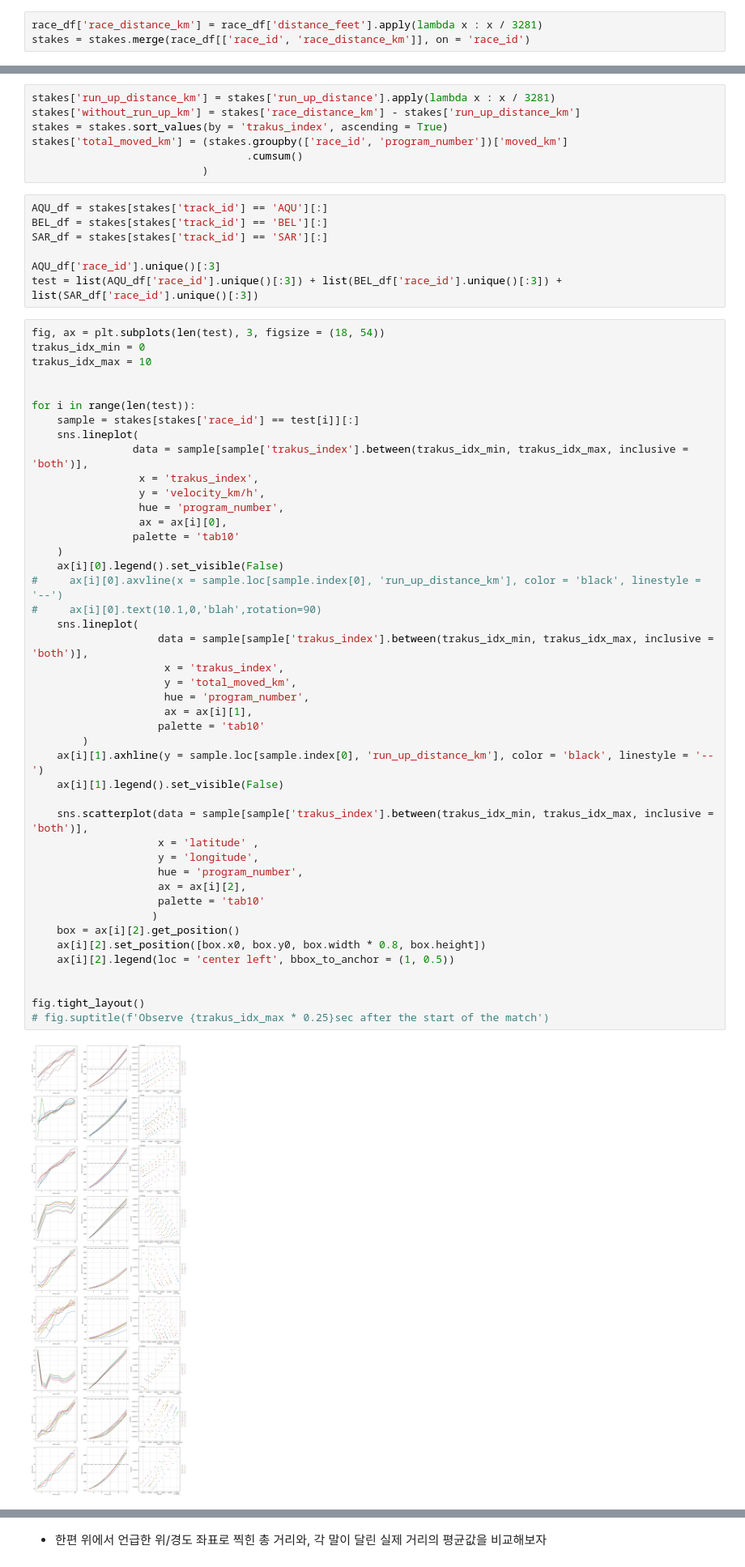
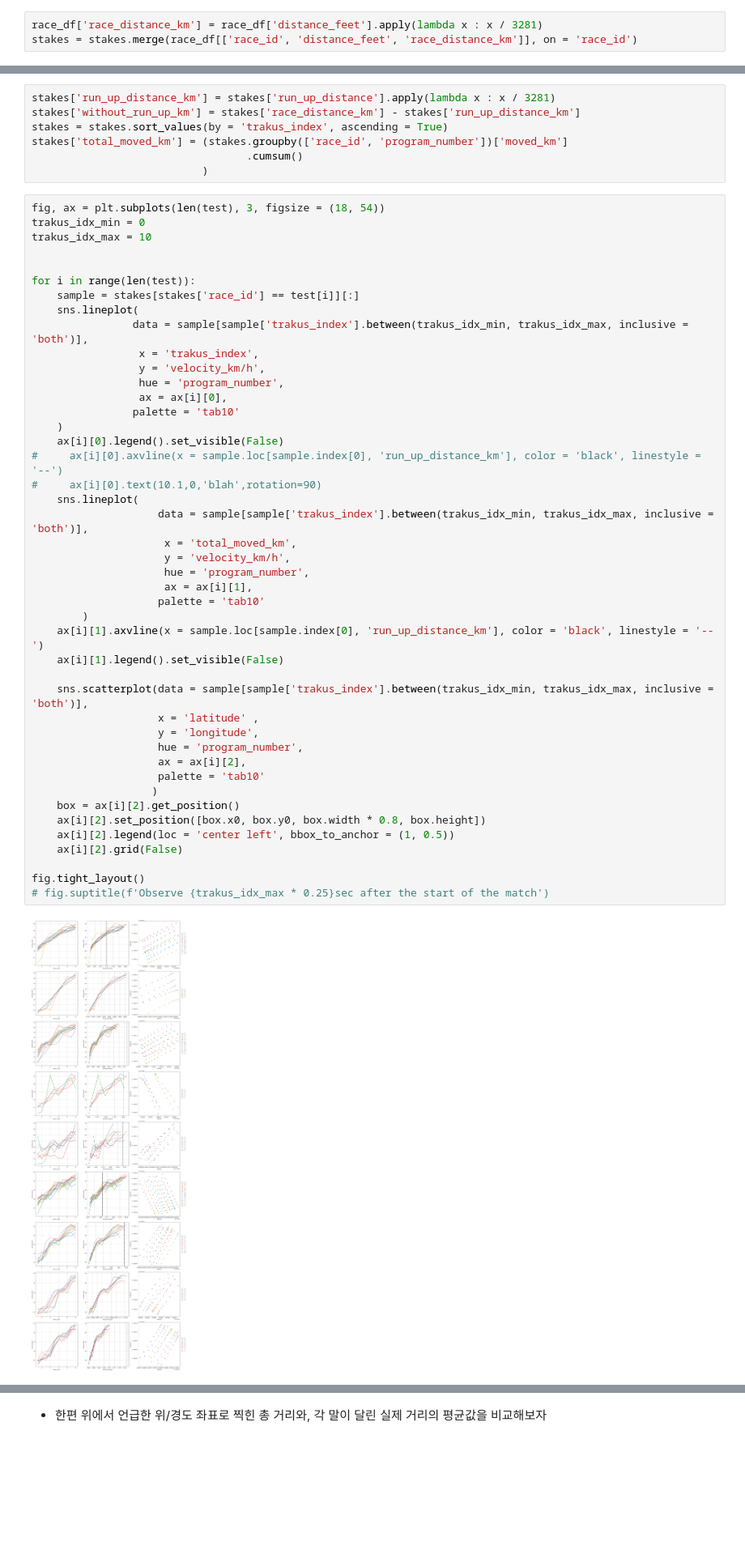
Before and after one commit to dowrave/Data_Analysis_Projects, a Jupyter notebook: 1-2022-derby-eda.ipynb, the cells around one changed output, grey strips where cells are left out. Shown at 81% size. Cells and saved outputs as stored; diff of their text form; blank space fills up the shorter version.

```diff
--- a/1-2022-derby-eda.ipynb
+++ b/1-2022-derby-eda.ipynb
@@ -1023,7 +1020,7 @@ sns.histplot(temp_df['race_distance_km'], bins = 14)
 - 데이터 수가 적은 특이한 경우도 아님. 가장 아래에서 다뤄보겠음
 # %%
 race_df['race_distance_km'] = race_df['distance_feet'].apply(lambda x : x / 3281)
-stakes = stakes.merge(race_df[['race_id', 'race_distance_km']], on = 'race_id')
+stakes = stakes.merge(race_df[['race_id', 'distance_feet', 'race_distance_km']], on = 'race_id')
 # %%
 stadium_df = stakes[['race_id', 'track_id', 'course_type', 'dirt_condition', 'turf_condition', 'race_distance_km', 'velocity_km/h']]
 stadium_df.head(3)
@@ -1301,13 +1297,6 @@ stakes = stakes.sort_values(by = 'trakus_index', ascending = True)
 stakes['total_moved_km'] = (stakes.groupby(['race_id', 'program_number'])['moved_km']
                                   .cumsum()
                            )
-# %%
-AQU_df = stakes[stakes['track_id'] == 'AQU'][:]
-BEL_df = stakes[stakes['track_id'] == 'BEL'][:]
-SAR_df = stakes[stakes['track_id'] == 'SAR'][:]
-
-AQU_df['race_id'].unique()[:3]
-test = list(AQU_df['race_id'].unique()[:3]) + list(BEL_df['race_id'].unique()[:3]) + list(SAR_df['race_id'].unique()[:3])
 # %%
 fig, ax = plt.subplots(len(test), 3, figsize = (18, 54))
 trakus_idx_min = 0
@@ -1322,35 +1311,35 @@ for i in range(len(test)):
                  y = 'velocity_km/h',
                  hue = 'program_number',
                  ax = ax[i][0],
                 palette = 'tab10'
     )
     ax[i][0].legend().set_visible(False)
 #     ax[i][0].axvline(x = sample.loc[sample.index[0], 'run_up_distance_km'], color = 'black', linestyle = '--')
 #     ax[i][0].text(10.1,0,'blah',rotation=90)
     sns.lineplot(
                     data = sample[sample['trakus_index'].between(trakus_idx_min, trakus_idx_max, inclusive = 'both')],
-                     x = 'trakus_index',
-                     y = 'total_moved_km',
+                     x = 'total_moved_km',
+                     y = 'velocity_km/h',
                      hue = 'program_number',
                      ax = ax[i][1],
                     palette = 'tab10'
         )
-    ax[i][1].axhline(y = sample.loc[sample.index[0], 'run_up_distance_km'], color = 'black', linestyle = '--')
+    ax[i][1].axvline(x = sample.loc[sample.index[0], 'run_up_distance_km'], color = 'black', linestyle = '--')
     ax[i][1].legend().set_visible(False)
 
     sns.scatterplot(data = sample[sample['trakus_index'].between(trakus_idx_min, trakus_idx_max, inclusive = 'both')],
                     x = 'latitude' ,
                     y = 'longitude',
                     hue = 'program_number',
                     ax = ax[i][2],
                     palette = 'tab10'
                    )
     box = ax[i][2].get_position()
     ax[i][2].set_position([box.x0, box.y0, box.width * 0.8, box.height])
     ax[i][2].legend(loc = 'center left', bbox_to_anchor = (1, 0.5))
-
+    ax[i][2].grid(False)
 
 fig.tight_layout()
 # fig.suptitle(f'Observe {trakus_idx_max * 0.25}sec after the start of the match')
 # %% [output]
-[figure, old version]
+[figure, new version]
```
Also changed, not shown: parts of 52 cells of this notebook.
